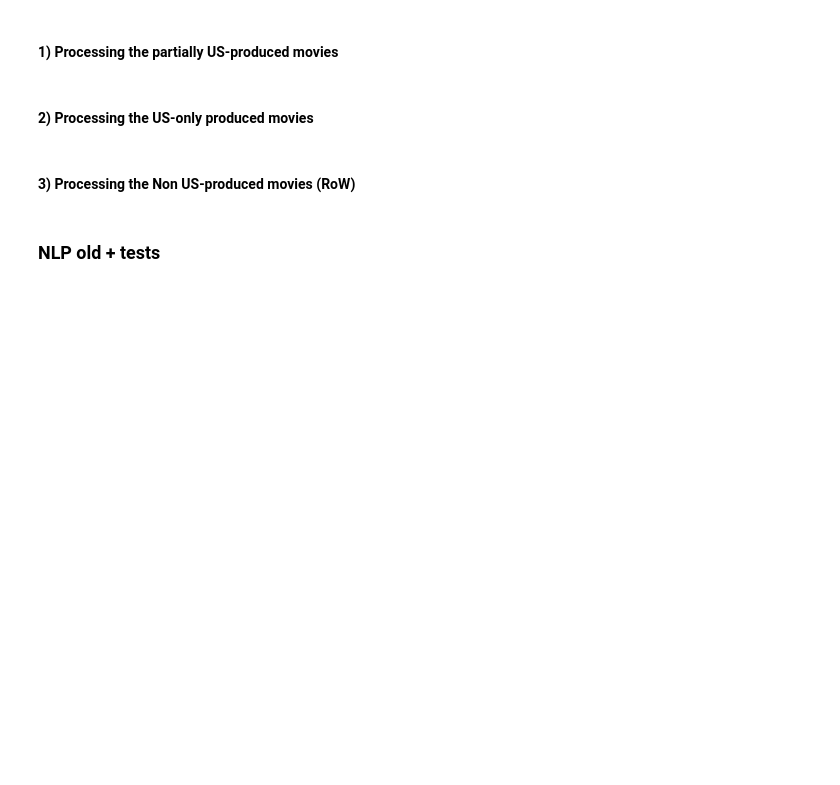
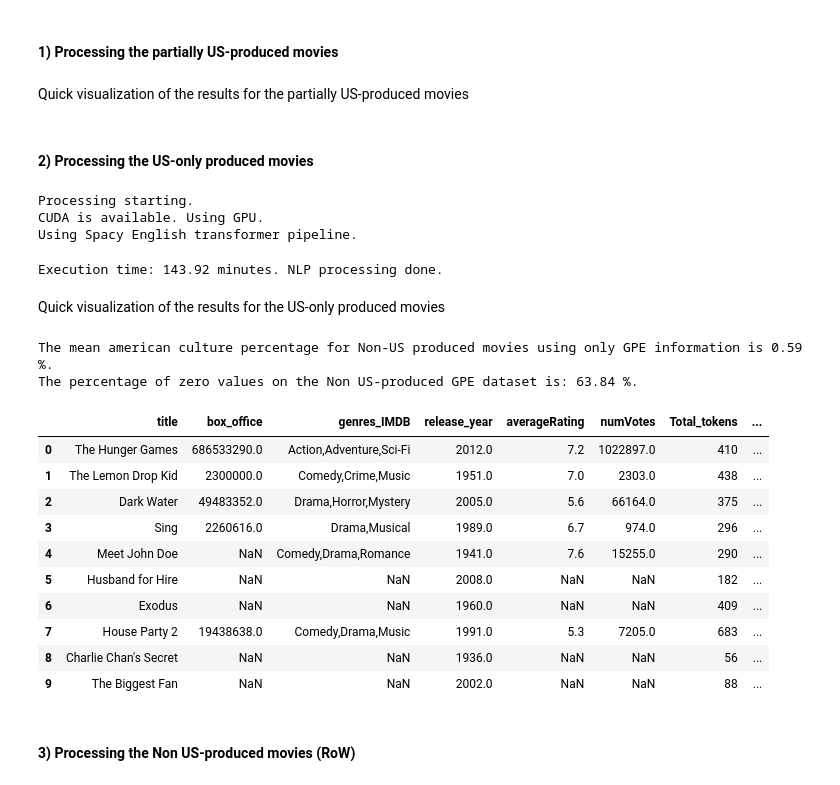
Before and after one commit to epfl-ada/ada-2024-project-adactylous, a Jupyter notebook: NLP_Luca_P3.ipynb, the cells around one changed output. Saved outputs shown, nothing was run; the diff lists cells and outputs as text; code cells hidden in the pictures; blank space fills up the shorter version.

```diff
--- a/NLP_Luca_P3.ipynb
+++ b/NLP_Luca_P3.ipynb
@@ -716,9 +659,9 @@ Once again, each of the 3 "sub"-dataframes are processed separately due to the c
 # %% [markdown]
 Load the set of american words representing the lexicon created from Wikipedia data (see notebook *american_vocab.ipynb*) for more details
 # %%
-with open('data/NLP_datasets/unique_us_words_set.pkl', 'rb') as f:
+with open('data/NLP_datasets/NLP_US_lexicon/unique_us_words_set.pkl', 'rb') as f:
     unique_us_words_set = pickle.load(f)
 
 print(f"The lexicon of amercian words contains {len(unique_us_words_set)} words.")
-print(f"The first 15 words of the lexicon are:\n {unique_us_words_set[:15]}")
+print(f"The first 15 words of the lexicon are:\n {list(unique_us_words_set)[:15]}") # transform the us lexicon into a list to allow for indexing operation
 # %% [output]
@@ -820,3 +755,5 @@ df_us_partially_movies_NLP_lexicon.to_csv("data/NLP_datasets/us_partially_movies
 end_time = time.time()
 execution_time = end_time - start_time
 print(f"Execution time: {execution_time/60:.2f} minutes. NLP processing done.")
+# %% [markdown]
+Quick visualization of the results for the partially US-produced movies
@@ -823,6 +774,58 @@ print(f"Execution time: {execution_time/60:.2f} minutes. NLP processing done.")
 # %% [markdown]
 #### 2) Processing the US-only produced movies
+# %%
+df_plots_us_only_movies_US_lexicon = plot_summaries_us_movies.copy()
+
+# Monitor the running time of this cell
+start_time = time.time()
+print("Processing starting.")
+
+extracted_results = compute_US_lexicon_frequencies_batch(df_plots_us_only_movies_US_lexicon['Summary'].tolist(), unique_us_words_set)
+df_plots_us_only_movies_US_lexicon['Total_tokens']= [res[0] for res in extracted_results]
+df_plots_us_only_movies_US_lexicon['Tokens_US_frequencies'] = [res[1] for res in extracted_results]
+df_plots_us_only_movies_US_lexicon['Percentage_american_culture_lexicon'] = [res[2] for res in extracted_results]
+
+df_plots_us_only_movies_US_lexicon = df_plots_us_only_movies_US_lexicon.drop(columns=['Summary']) # keeping all the info of the original df, the new GPE columns and dropping the summaries for more clarity and later use
+
+df_plots_us_only_movies_US_lexicon.to_csv("data/NLP_datasets/NLP_US_lexicon/us_only_movies_NLP_US_lexicon.csv", sep=',', encoding='utf-8', index=False, header = True)# hard code the encoding to avoid anay problems as seen in the lecture
+
+end_time = time.time()
+execution_time = end_time - start_time
+print(f"Execution time: {execution_time/60:.2f} minutes. NLP processing done.")
+# %% [output]
+Processing starting.
+CUDA is available. Using GPU.
+Using Spacy English transformer pipeline.
+Execution time: 143.92 minutes. NLP processing done.
+# %% [markdown]
+Quick visualization of the results for the US-only produced movies
+# %%
+df_US_lexicon_us_only = pd.read_csv("data/NLP_datasets/NLP_US_lexicon/us_only_movies_NLP_US_lexicon.csv", sep=',')
+
+# Percentages of american culture using GPE
+mean_american_culture_US_lexicon_us_only_movies = df_US_lexicon_us_only['Percentage_american_culture_lexicon'].mean()*100
+
+# count the proportions of zeros
+df_US_lexicon_us_only['Percentage_american_culture_lexicon'] = pd.to_numeric(df_US_lexicon_us_only['Percentage_american_culture_lexicon']).astype('float64')
+proportion_0_percentage_us_only_US_lexicon = (len(df_US_lexicon_us_only[df_US_lexicon_us_only['Percentage_american_culture_lexicon'] == 0.0])/len(df_US_lexicon_us_only)*100)
+
+print(f"The mean american culture percentage for Non-US produced movies using only GPE information is {mean_american_culture_US_lexicon_us_only_movies:.2f} %.")
+print(f"The percentage of zero values on the Non US-produced GPE dataset is: {proportion_0_percentage_us_only_US_lexicon:.2f} %.")
+
+df_US_lexicon_us_only.head(10)
+# %% [output]
+The mean american culture percentage for Non-US produced movies using only GPE information is 0.59 %.
+The percentage of zero values on the Non US-produced GPE dataset is: 63.84 %.
+|  | title | box_office | genres_IMDB | release_year | averageRating | numVotes | Total_tokens | ... |
+| 0 | The Hunger Games | 686533290.0 | Action,Adventure,Sci-Fi | 2012.0 | 7.2 | 1022897.0 | 410 | ... |
+| 1 | The Lemon Drop Kid | 2300000.0 | Comedy,Crime,Music | 1951.0 | 7.0 | 2303.0 | 438 | ... |
+| 2 | Dark Water | 49483352.0 | Drama,Horror,Mystery | 2005.0 | 5.6 | 66164.0 | 375 | ... |
+| 3 | Sing | 2260616.0 | Drama,Musical | 1989.0 | 6.7 | 974.0 | 296 | ... |
+| 4 | Meet John Doe | NaN | Comedy,Drama,Romance | 1941.0 | 7.6 | 15255.0 | 290 | ... |
+| 5 | Husband for Hire | NaN | NaN | 2008.0 | NaN | NaN | 182 | ... |
+| 6 | Exodus | NaN | NaN | 1960.0 | NaN | NaN | 409 | ... |
+| 7 | House Party 2 | 19438638.0 | Comedy,Drama,Music | 1991.0 | 5.3 | 7205.0 | 683 | ... |
+| 8 | Charlie Chan's Secret | NaN | NaN | 1936.0 | NaN | NaN | 56 | ... |
+| 9 | The Biggest Fan | NaN | NaN | 2002.0 | NaN | NaN | 88 | ... |
 # %% [markdown]
 #### 3) Processing the Non US-produced movies (RoW)
-# %% [markdown]
-### NLP old + tests
```
Also changed, not shown: parts of 27 cells of this notebook, 6 other files.
